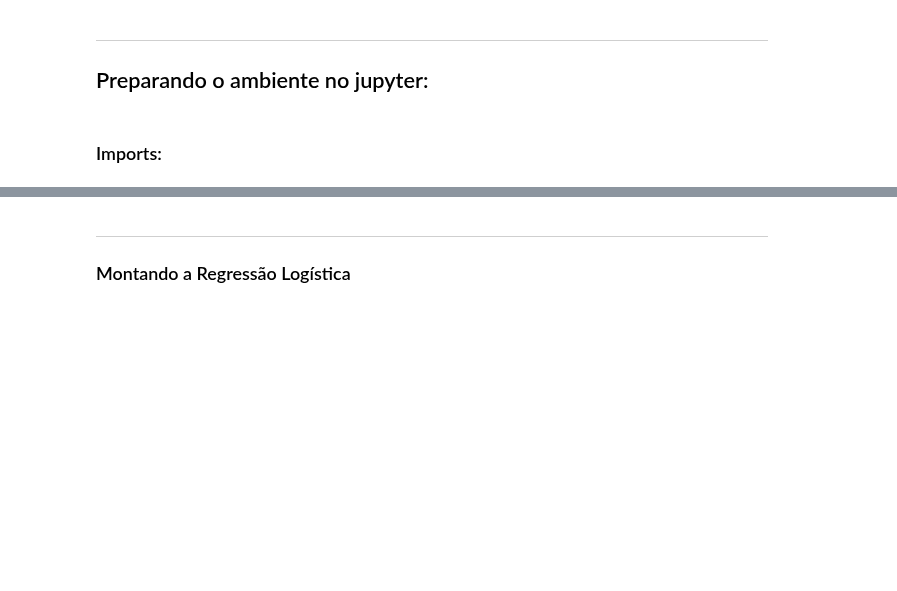
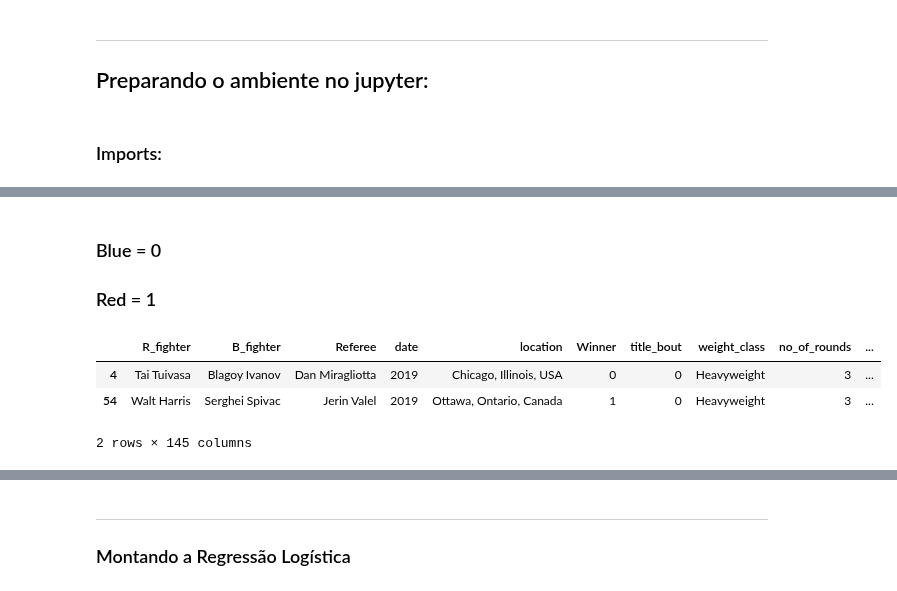
Before and after one commit to VergaraC/Dados_P3, a Jupyter notebook: Projeto3.ipynb, the cells around one changed output, grey strips where cells are left out. Drawn from its saved outputs; the diff is of its cells as text; code cells hidden in the pictures; blank space fills up the shorter version.

```diff
--- a/Projeto3.ipynb
+++ b/Projeto3.ipynb
@@ -67,0 +73,10 @@ NameError: name 'file_tre' is not defined
+# %% [markdown]
+### Blue = 0
+### Red = 1
+# %%
+data_heavy.head(2)
+# %% [output]
+|  | R_fighter | B_fighter | Referee | date | location | Winner | title_bout | weight_class | no_of_rounds | ... |
+| 4 | Tai Tuivasa | Blagoy Ivanov | Dan Miragliotta | 2019 | Chicago, Illinois, USA | 0 | 0 | Heavyweight | 3 | ... |
+| 54 | Walt Harris | Serghei Spivac | Jerin Valel | 2019 | Ottawa, Ontario, Canada | 1 | 0 | Heavyweight | 3 | ... |
+2 rows × 145 columns
```
Also changed, not shown: parts of 14 cells of this notebook, 1 other file.
